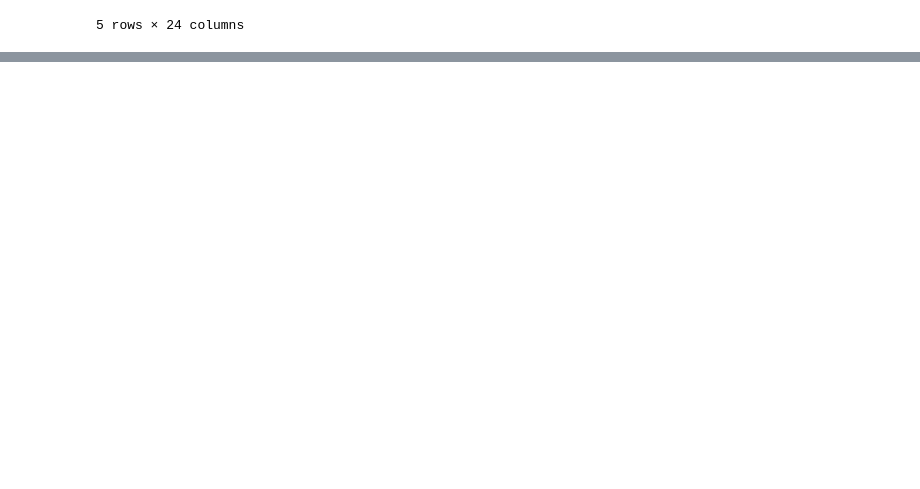
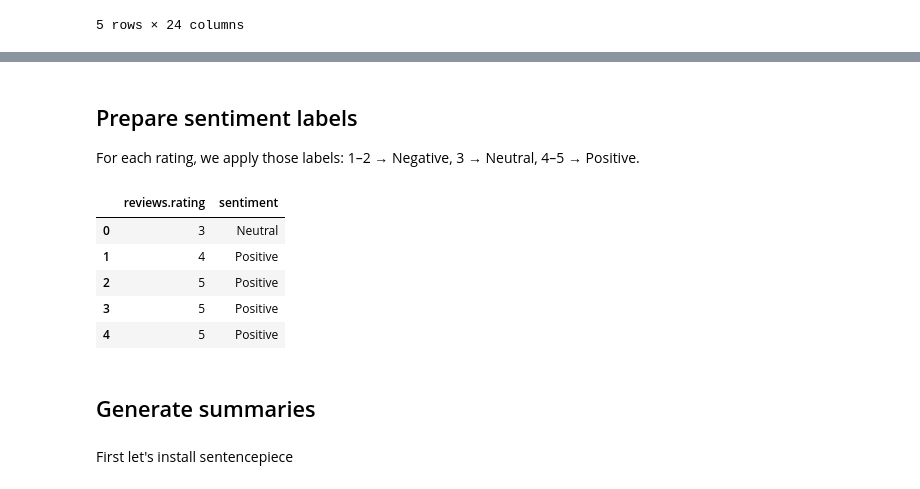
Before and after one commit to adriadi/project-nlp-business-case-automated-customers-reviews-v2, a Jupyter notebook: code/main.ipynb, the cells around one changed output, grey strips where cells are left out. Cells and saved outputs as stored; diff of their text form; code cells hidden in the pictures; blank space fills up the shorter version.

Commit message:
Test fix sentencepiece

```diff
--- a/code/main.ipynb
+++ b/code/main.ipynb
@@ -34,0 +82,16 @@ df.head()
+# %%
+import re
+
+def clean_text(text):
+	# Lowercase
+	text = text.lower()
+	# Remove URLs
+	text = re.sub(r'http\S+|www\S+|https\S+', '', text, flags=re.MULTILINE)
+	# Remove non-alphabetic characters (keep spaces)
+	text = re.sub(r'[^a-z\s]', '', text)
+	# Remove extra spaces
+	text = re.sub(r'\s+', ' ', text).strip()
+	return text
+
+df['cleaned_text'] = df['reviews.text'].astype(str).apply(clean_text)
+df[['reviews.text', 'cleaned_text']].head()
@@ -34,0 +109,3 @@ df.head()
+# %%
+df_filtered = df[df['cleaned_text'].str.split().apply(len) > 10]
+df_filtered[['cleaned_text']].head()
@@ -34,0 +121,4 @@ df.head()
+# %%
+df_filtered = df_filtered[df_filtered['cleaned_text'].notnull() & (df_filtered['cleaned_text'].str.strip() != '')]
+df_filtered = df_filtered[df_filtered['cleaned_text'].apply(lambda x: len(set(x.split())) > 2)]
+df_filtered[['cleaned_text']].head()
@@ -34,0 +134,4 @@ df.head()
+# %%
+df_filtered = df_filtered.drop_duplicates(subset=['cleaned_text'])
+df_filtered = df_filtered.reset_index(drop=True)
+df_filtered[['cleaned_text']].head()
@@ -34,0 +362,28 @@ df.head()
+# %% [markdown]
+## Prepare sentiment labels
+
+For each rating, we apply those labels: 1–2 → Negative, 3 → Neutral, 4–5 → Positive.
+# %%
+def map_sentiment(rating):
+	if rating in [1, 2]:
+		return "Negative"
+	elif rating == 3:
+		return "Neutral"
+	elif rating in [4, 5]:
+		return "Positive"
+	else:
+		return None
+
+df_filtered['sentiment'] = df_filtered['reviews.rating'].apply(map_sentiment)
+df_filtered[['reviews.rating', 'sentiment']].head()
+# %% [output]
+|  | reviews.rating | sentiment |
+| 0 | 3 | Neutral |
+| 1 | 4 | Positive |
+| 2 | 5 | Positive |
+| 3 | 5 | Positive |
+| 4 | 5 | Positive |
+# %% [markdown]
+## Generate summaries
+# %% [markdown]
+First let's install sentencepiece
```
Also changed, not shown: parts of 42 cells of this notebook, 2 other files.
